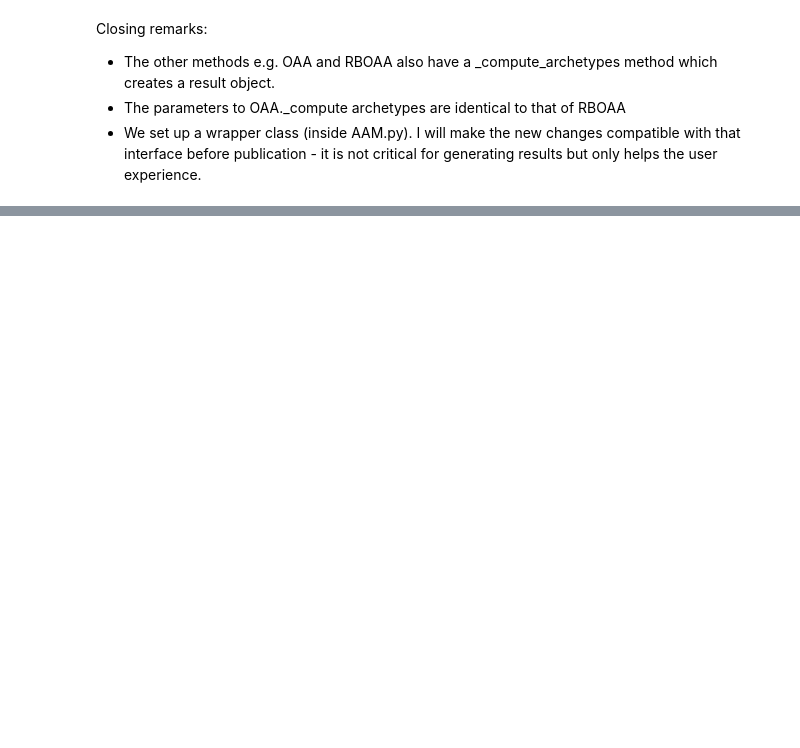
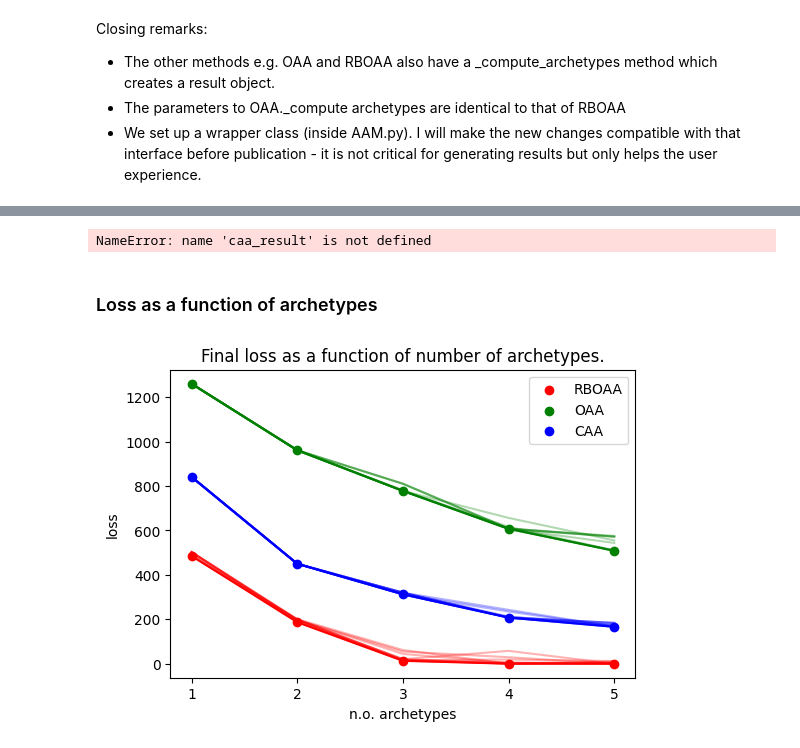
Before and after one commit to Maplewarrior/OrdinalArchetypalAnalysis, a Jupyter notebook: playground.ipynb, the cells around one changed output, grey strips where cells are left out. Saved outputs shown, nothing was run; the diff lists cells and outputs as text; code cells hidden in the pictures; blank space fills up the shorter version.

Commit message:
update resultmaker

```diff
--- a/playground.ipynb
+++ b/playground.ipynb
@@ -68,0 +157,16 @@ Closing remarks:
+# %%
+### Extract A and Z matrices from RBOAA result object and compute NMI and MCC
+print(f'NMI: {NMI(caa_result.A, A_1000)}')
+print(f'MCC: {MCC(caa_result.Z, Z_1000)}')
+# %% [output]
+NameError: name 'caa_result' is not defined
+# %% [markdown]
+### Loss as a function of archetypes
+# %%
+import matplotlib.pyplot as plt
+import json
+### Load result file
+
+with open('results/result_sigma=-9.21_a=1.0_b=2.0_dev=1e-06.json', 'r') as f:
+    result = json.load(f)
+    df_res_20 = pd.DataFrame(result)
@@ -68,0 +221,4 @@ Closing remarks:
+# %%
+loss_archetype_plot('synthetic_results/50_complex_results.json')
+# %% [output]
+[figure, added]
```
Also changed, not shown: parts of 26 cells of this notebook, 2 other files.
